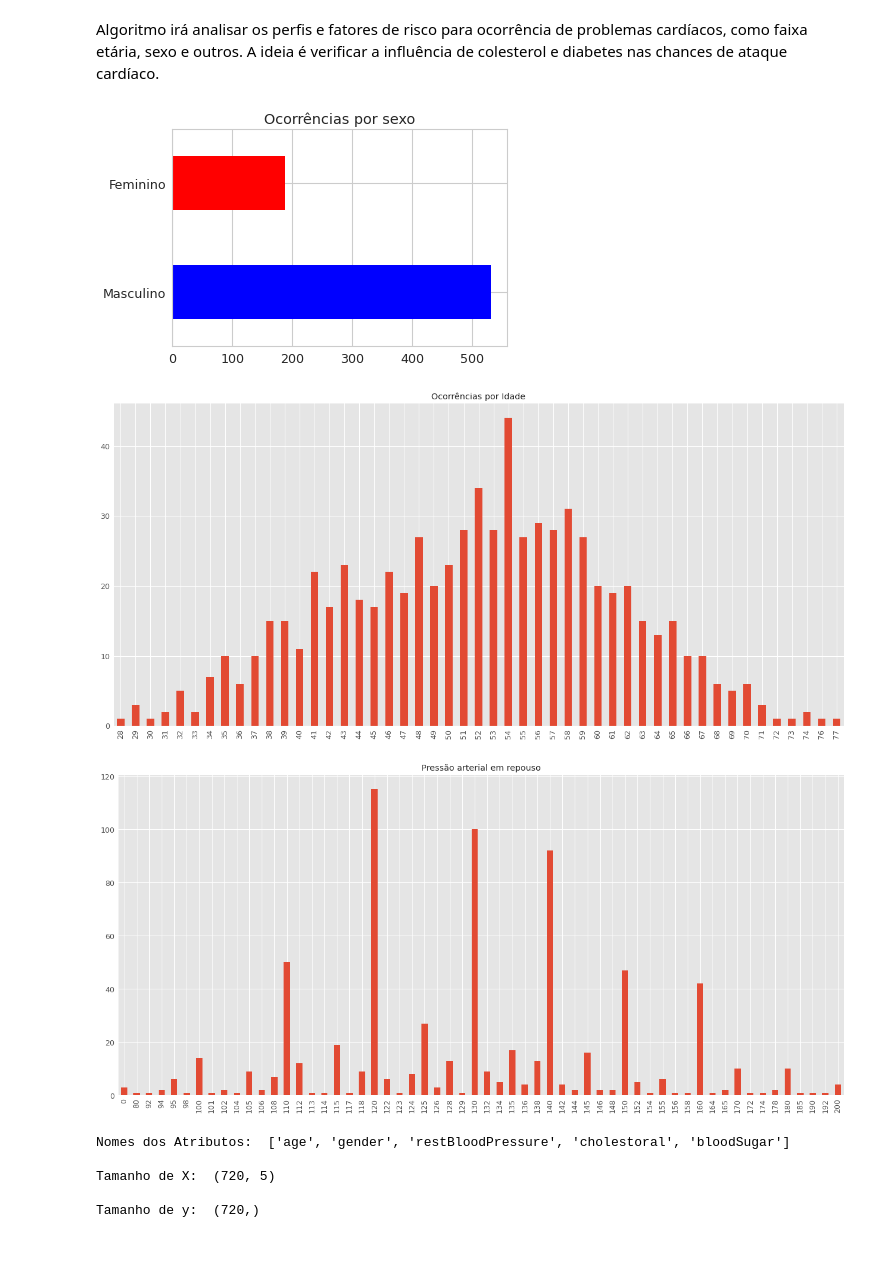
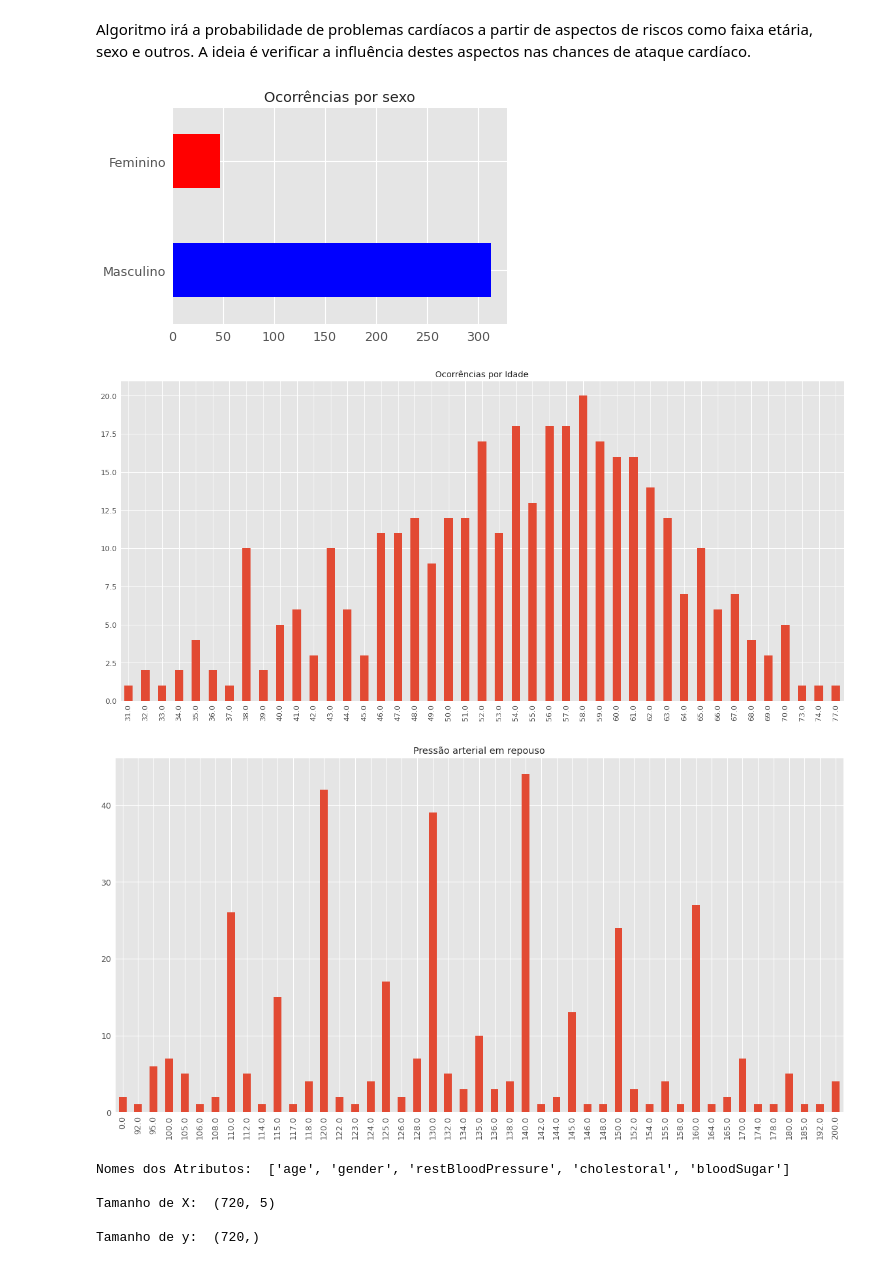
Before and after one commit to rogerdiniz/Python_and_data_science, a Jupyter notebook: trabalho_python.ipynb, the cells around one changed output. Saved outputs shown, nothing was run; the diff lists cells and outputs as text; code cells hidden in the pictures.

```diff
--- a/trabalho_python.ipynb
+++ b/trabalho_python.ipynb
@@ -1,5 +1,5 @@
 # %% [markdown]
-Algoritmo irá analisar os perfis e fatores de risco para ocorrência de problemas cardíacos, como faixa etária, sexo e outros. A ideia é verificar a influência de colesterol e diabetes nas chances de ataque cardíaco.
+Algoritmo irá a probabilidade de problemas cardíacos a partir de aspectos de riscos como faixa etária, sexo e outros. A ideia é verificar a influência destes aspectos nas chances de ataque cardíaco.
 # %%
 !pip install jupyterthemes
 !pip install pandas
@@ -40,26 +40,26 @@ dataSet['restBloodPressure'] = dataSet['restBloodPressure'].astype(int)
 # iniciando as estatísticas básicas
 
 # Número de ocorrências por sexo
-ocorrenciasPorSexo = dataSet['sex'].value_counts()
+ocorrenciasPorSexo = dataSet['sex'].where(dataSet['heartDisDiagnosis'] > 0).value_counts()
 ocorrenciasPorSexo.plot.barh(title="Ocorrências por sexo", color=['blue', 'red'])
 plt.show()
 # %% [output]
-[figure, old version]
+[figure, new version]
 # %%
 # Ocorrências por faixa de idade
 plt.style.use("ggplot")
-ocorrenciasIdade = dataSet['age'].value_counts().sort_index()
+ocorrenciasIdade = dataSet['age'].where(dataSet['heartDisDiagnosis'] > 0).value_counts().sort_index()
 ocorrenciasIdade.plot.bar(title="Ocorrências por Idade", figsize=(22,10))
 plt.show()
 # %% [output]
-[figure, old version]
+[figure, new version]
 # %%
-# Sintomas - dores no peito
-sintomas = dataSet['restBloodPressure'].value_counts().sort_index()
-sintomas.plot.bar(title='Pressão arterial em repouso', figsize=(22,10))
+# Pressão arterial
+sintomas = dataSet['restBloodPressure'].where(dataSet['heartDisDiagnosis'] > 0).value_counts().sort_index()
+sintomas.plot.bar(title='Pressão arterial em repouso', figsize=(20,10))
 plt.show()
 # %% [output]
-[figure, old version]
+[figure, new version]
 # %%
 feature_names = ['age', 'gender', 'restBloodPressure', 'cholestoral', 'bloodSugar']
 X = dataSet[feature_names]
```
